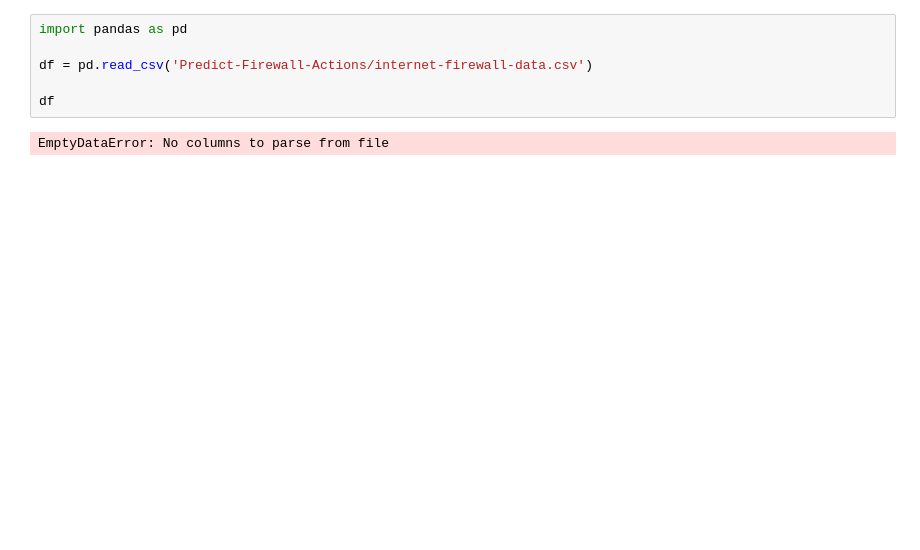
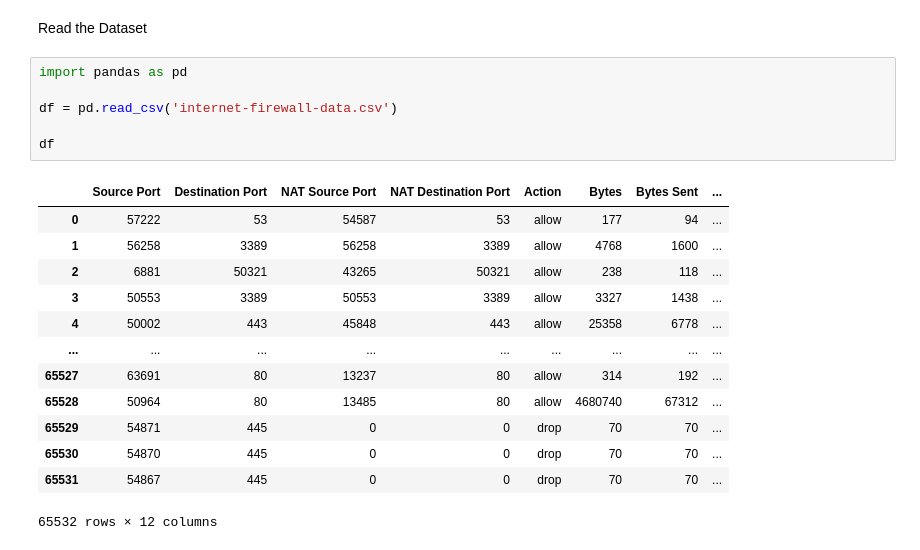
Before and after one commit to JeremiahHerring/Predict-Firewall-Actions, a Jupyter notebook: data-preprocessing.ipynb, the cells around one changed output. Saved outputs shown, nothing was run; the diff lists cells and outputs as text; blank space fills up the shorter version.

Commit message:
data-preprocessing-changes

```diff
--- a/data-preprocessing.ipynb
+++ b/data-preprocessing.ipynb
@@ -1,8 +36,22 @@
+# %% [markdown]
+Read the Dataset
 # %%
 import pandas as pd
 
-df = pd.read_csv('Predict-Firewall-Actions/internet-firewall-data.csv')
+df = pd.read_csv('internet-firewall-data.csv')
 
 df
 # %% [output]
+|  | Source Port | Destination Port | NAT Source Port | NAT Destination Port | Action | Bytes | Bytes Sent | ... |
+| 0 | 57222 | 53 | 54587 | 53 | allow | 177 | 94 | ... |
+| 1 | 56258 | 3389 | 56258 | 3389 | allow | 4768 | 1600 | ... |
+| 2 | 6881 | 50321 | 43265 | 50321 | allow | 238 | 118 | ... |
+| 3 | 50553 | 3389 | 50553 | 3389 | allow | 3327 | 1438 | ... |
+| 4 | 50002 | 443 | 45848 | 443 | allow | 25358 | 6778 | ... |
+| ... | ... | ... | ... | ... | ... | ... | ... | ... |
+| 65527 | 63691 | 80 | 13237 | 80 | allow | 314 | 192 | ... |
+| 65528 | 50964 | 80 | 13485 | 80 | allow | 4680740 | 67312 | ... |
+| 65529 | 54871 | 445 | 0 | 0 | drop | 70 | 70 | ... |
+| 65530 | 54870 | 445 | 0 | 0 | drop | 70 | 70 | ... |
+| 65531 | 54867 | 445 | 0 | 0 | drop | 70 | 70 | ... |
-EmptyDataError: No columns to parse from file
+65532 rows × 12 columns
```
Also changed, not shown: parts of 9 cells of this notebook.
